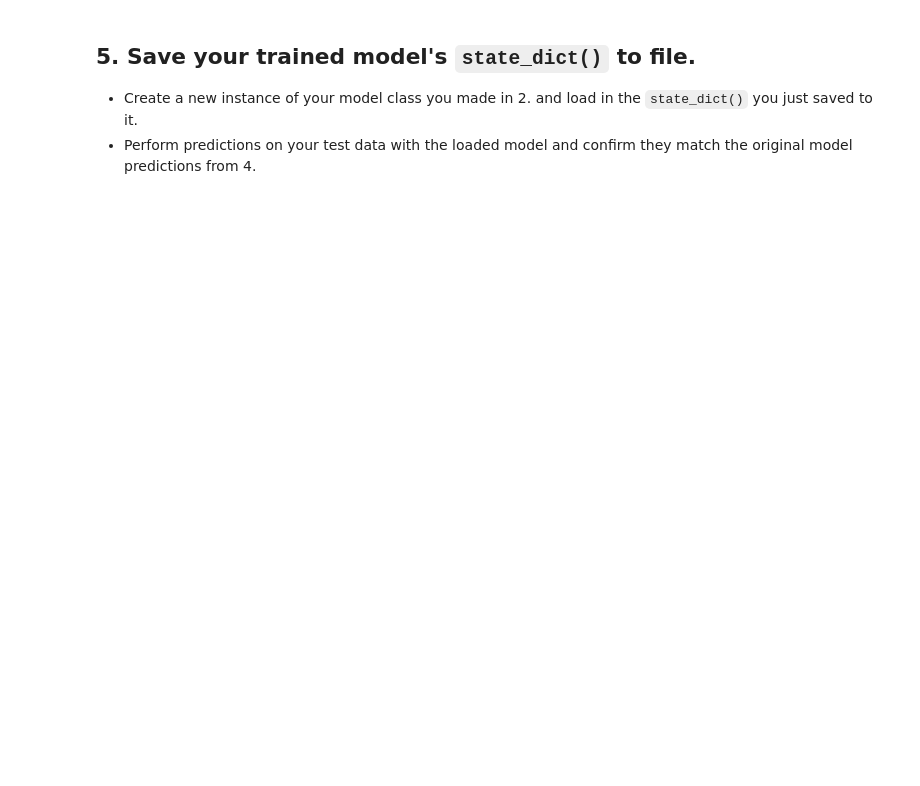
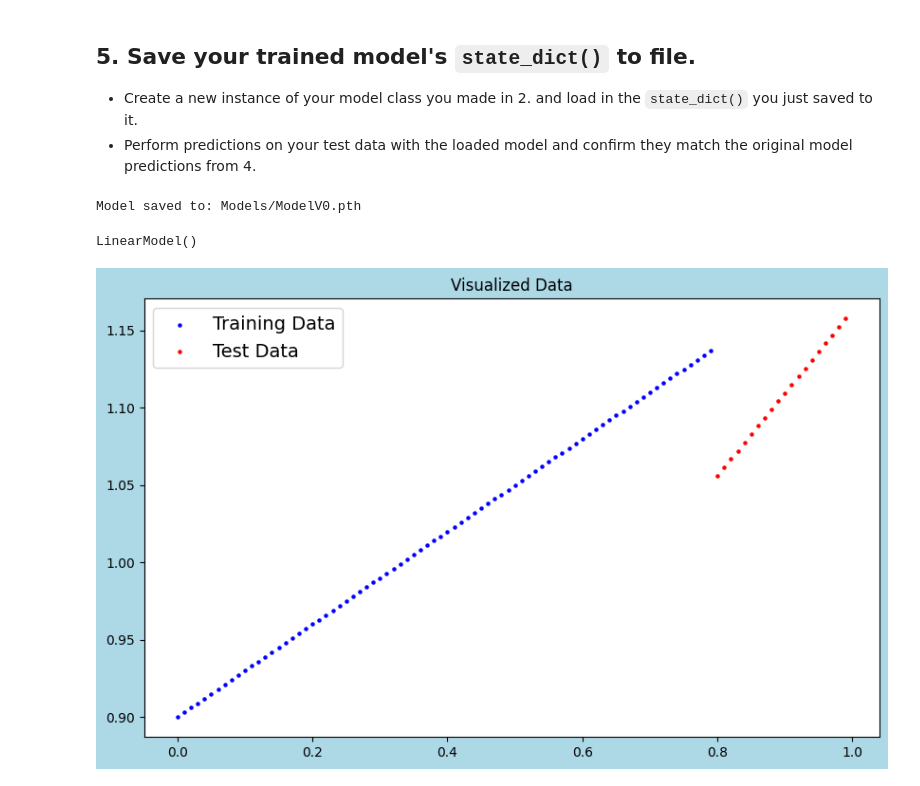
Before and after one commit to Namakando-ApertureScience/Torch-training, a Jupyter notebook: 01_pytorch_workflow_exercises.ipynb, the cells around one changed output. Drawn from its saved outputs; the diff is of its cells as text; code cells hidden in the pictures; blank space fills up the shorter version.

```diff
--- a/01_pytorch_workflow_exercises.ipynb
+++ b/01_pytorch_workflow_exercises.ipynb
@@ -180,12 +181,28 @@ plot(X_train, y_train, X_test, pred)
 from pathlib import Path
 
 # 1. Create models directory
-
+MODEL_PATH = Path("Models")
+MODEL_PATH.mkdir(parents=True, exist_ok=True)
 
 # 2. Create model save path
+MODEL_NAME = "ModelV0.pth"
+MODEL_SAVE_PATH = MODEL_PATH / MODEL_NAME
 
 # 3. Save the model state dict
+print(f"Model saved to: {MODEL_SAVE_PATH}")
+torch.save(obj=ModelV0.state_dict(), f=MODEL_SAVE_PATH)
+# %% [output]
+Model saved to: Models/ModelV0.pth
 # %%
 # Create new instance of model and load saved state dict (make sure to put it on the target device)
+ModelV1 = LinearModel()
+ModelV1.load_state_dict(torch.load(f=MODEL_SAVE_PATH))
+ModelV1.to(device)
+# %% [output]
+LinearModel()
 # %%
 # Make predictions with loaded model and compare them to the previous
+pred_load = ModelV1(X_test)
+plot(X_train, y_train, X_test, pred_load)
+# %% [output]
+[figure, added]
```
Also changed, not shown: parts of 2 cells of this notebook.
